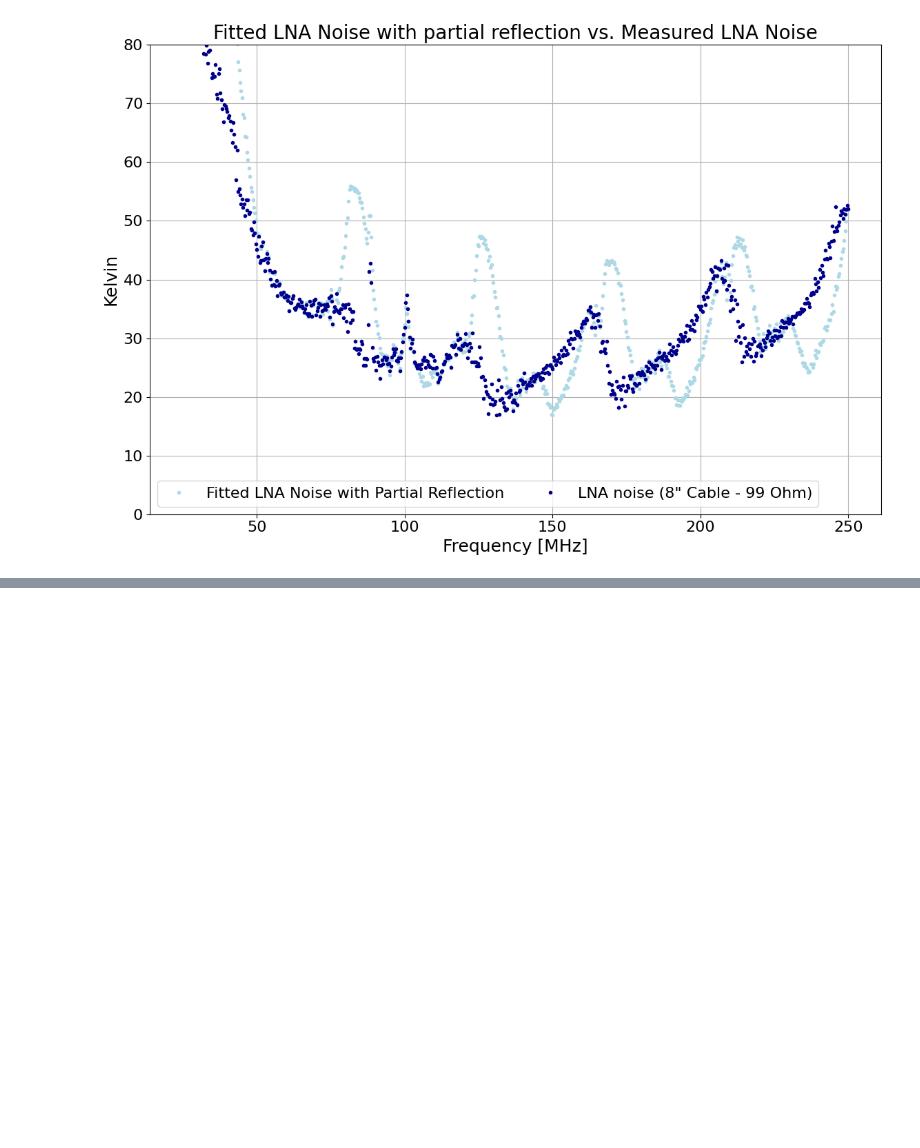
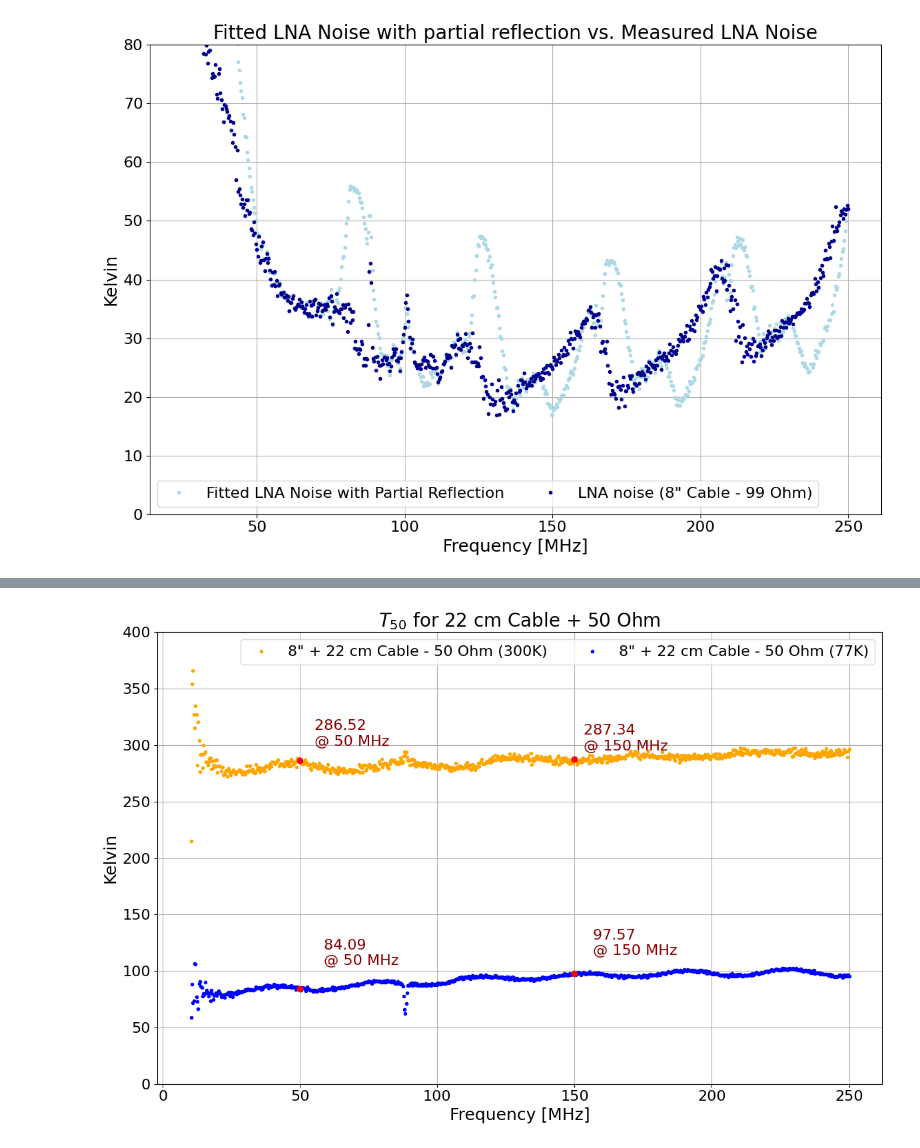
Before and after one commit to alhosani-abdulla/Highz-EXP, a Jupyter notebook: notebooks/noise_parameters.ipynb, the cells around one changed output, grey strips where cells are left out. Drawn from its saved outputs; the diff is of its cells as text; code cells hidden in the pictures; blank space fills up the shorter version.

```diff
--- a/notebooks/noise_parameters.ipynb
+++ b/notebooks/noise_parameters.ipynb
@@ -483,0 +565,10 @@ def match_s11(s11, target_s11, tolerance=0.1, freq_window=3):
+# %%
+spec_50_long_hot = LNA_temp.infer_temperature(hot_50_long, smoothing=None, show_plot=False)
+spec_50_long_cold = LNA_temp.infer_temperature(cold_50_long, smoothing=None, show_plot=False)
+spec_50_long_hot.colorcode = 'orange'
+spec_50_long_cold.colorcode = 'blue'
+plotter.plot_spectra([spec_50_long_hot, spec_50_long_cold], marker='o', ms=3, ls='',
+    title=r'$T_{50}$ for 22 cm Cable + 50 Ohm', ylabel='Kelvin', y_range=(0, 400),
+    marker_freqs=[150, 50])
+# %% [output]
+[figure, added]
```
Also changed, not shown: parts of 8 cells of this notebook, 1 other file.
